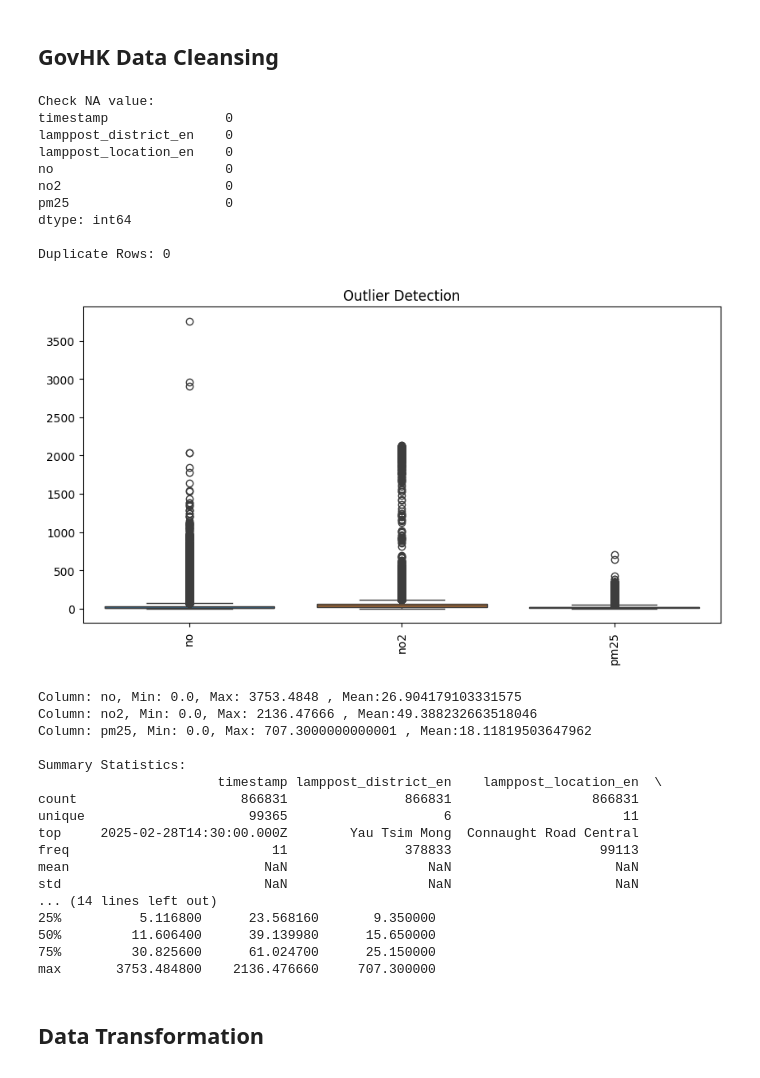
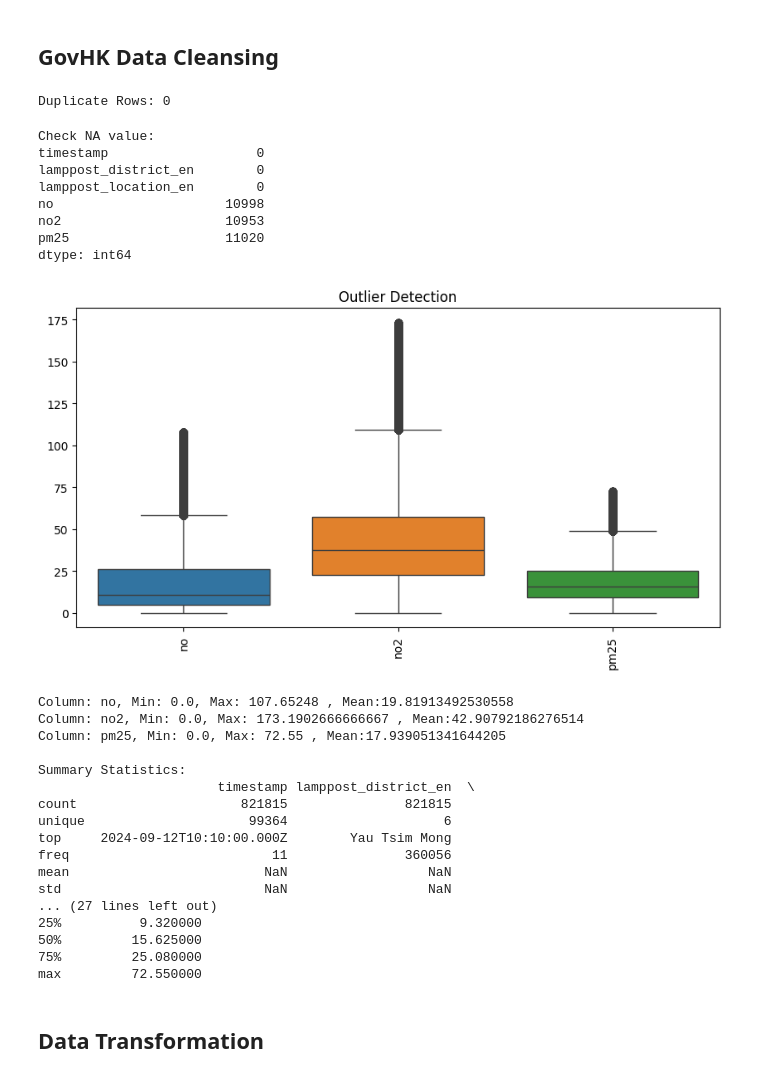
Before and after one commit to jayjirakrit/hku-air-quality-forecasting-data, a Jupyter notebook: script/processing_air_quality.ipynb, the cells around one changed output. Drawn from its saved outputs; the diff is of its cells as text; code cells hidden in the pictures.

```diff
--- a/script/processing_air_quality.ipynb
+++ b/script/processing_air_quality.ipynb
@@ -5,9 +5,9 @@ def remove_outliers_iqr(df, columns):
     df_filtered = df.copy()
     for col in columns:
         Q1 = df[col].quantile(0.25)
-        Q3 = df[col].quantile(0.95)
+        Q3 = df[col].quantile(0.75)
         IQR = Q3 - Q1
-        filter_mask = (df[col] >= (Q1 - 1.5 * IQR)) & (df[col] <= (Q3 + 1.5 * IQR))
+        filter_mask = (df[col] >= (Q1 - 3 * IQR)) & (df[col] <= (Q3 + 3 * IQR))
         df_filtered = df_filtered[filter_mask]
     return df_filtered
 
@@ -111,66 +111,72 @@ Column: pm25, Min: 0.0, Max: 707.3000000000001 , Mean:18.122687948028425
 # %%
 # Drop Null
 df_gov = pd.read_csv("../data/air_quality_gov.csv")
-df_gov = df_gov.dropna()
-print("\nCheck NA value:")
-print(df_gov.isna().sum())
+# df_gov = df_gov.dropna()
+
 
 # Remove Duplicates
 df_gov.drop_duplicates(inplace=True)
 print("\nDuplicate Rows:", df_gov.duplicated().sum())
 
 # Filter Outlier
 gov_columns = ["no","no2","pm25"]
 df_gov_filtered = df_gov
-# df_gov_filtered = remove_outliers_quantile(df_gov, gov_columns)
+df_gov_filtered = remove_outliers_iqr(df_gov, gov_columns)
+
+# Handle missing data by interpolation
+for col in gov_columns:
+    df_gov_filtered[col] = df_gov_filtered[col].interpolate(method='linear')
+
+
+print("\nCheck NA value:")
+print(df_gov.isna().sum())
 
 # Check outliers using boxplot
 plt.figure(figsize=(10, 5))
 sns.boxplot(data=df_gov_filtered.select_dtypes(include=["number"]))  # Only numeric columns
 plt.xticks(rotation=90)
 plt.title("Outlier Detection")
 plt.show()
 
 # Check Min, Max, Mean
 for col in gov_columns:
     mean = df_gov_filtered[col].mean()
     min_val = df_gov_filtered[col].min()
     max_val = df_gov_filtered[col].max()
     count = len(df_gov[col])
     print(f"Column: {col}, Min: {min_val}, Max: {max_val} , Mean:{mean}")
 
 # Summary statistics
 print("\nSummary Statistics:")
 print(df_gov_filtered.describe(include="all"))
 # %% [output]
-Check NA value:
-timestamp               0
-lamppost_district_en    0
-lamppost_location_en    0
-no                      0
-no2                     0
-pm25                    0
-dtype: int64
-
 Duplicate Rows: 0
+Check NA value:
+timestamp                   0
+lamppost_district_en        0
+lamppost_location_en        0
+no                      10998
+no2                     10953
+pm25                    11020
+dtype: int64
-[figure, old version]
+[figure, new version]
-Column: no, Min: 0.0, Max: 3753.4848 , Mean:26.904179103331575
-Column: no2, Min: 0.0, Max: 2136.47666 , Mean:49.388232663518046
-Column: pm25, Min: 0.0, Max: 707.3000000000001 , Mean:18.11819503647962
-
-Summary Statistics:
-                       timestamp lamppost_district_en    lamppost_location_en  \
-count                     866831               866831                  866831
-unique                     99365                    6                      11
-top     2025-02-28T14:30:00.000Z        Yau Tsim Mong  Connaught Road Central
-freq                          11               378833                   99113
-mean                         NaN                  NaN                     NaN
-std                          NaN                  NaN                     NaN
-... (14 lines left out)
-25%          5.116800      23.568160       9.350000
-50%         11.606400      39.139980      15.650000
-75%         30.825600      61.024700      25.150000
-max       3753.484800    2136.476660     707.300000
+Column: no, Min: 0.0, Max: 107.65248 , Mean:19.81913492530558
+Column: no2, Min: 0.0, Max: 173.1902666666667 , Mean:42.90792186276514
+Column: pm25, Min: 0.0, Max: 72.55 , Mean:17.939051341644205
+
+Summary Statistics:
+                       timestamp lamppost_district_en  \
+count                     821815               821815
+unique                     99364                    6
+top     2024-09-12T10:10:00.000Z        Yau Tsim Mong
+freq                          11               360056
+mean                         NaN                  NaN
+std                          NaN                  NaN
+... (27 lines left out)
+25%          9.320000
+50%         15.625000
+75%         25.080000
+max         72.550000
 # %% [markdown]
 ## Data Transformation
 # %%
```
Also changed, not shown: parts of 5 cells of this notebook, 4 other files.
